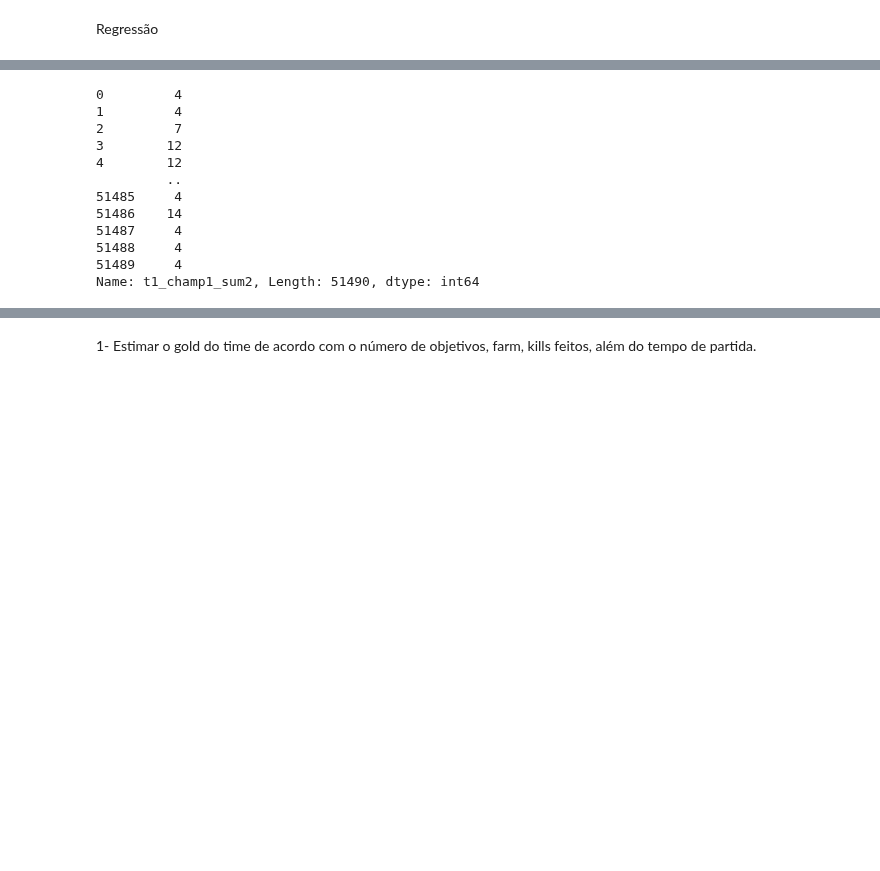
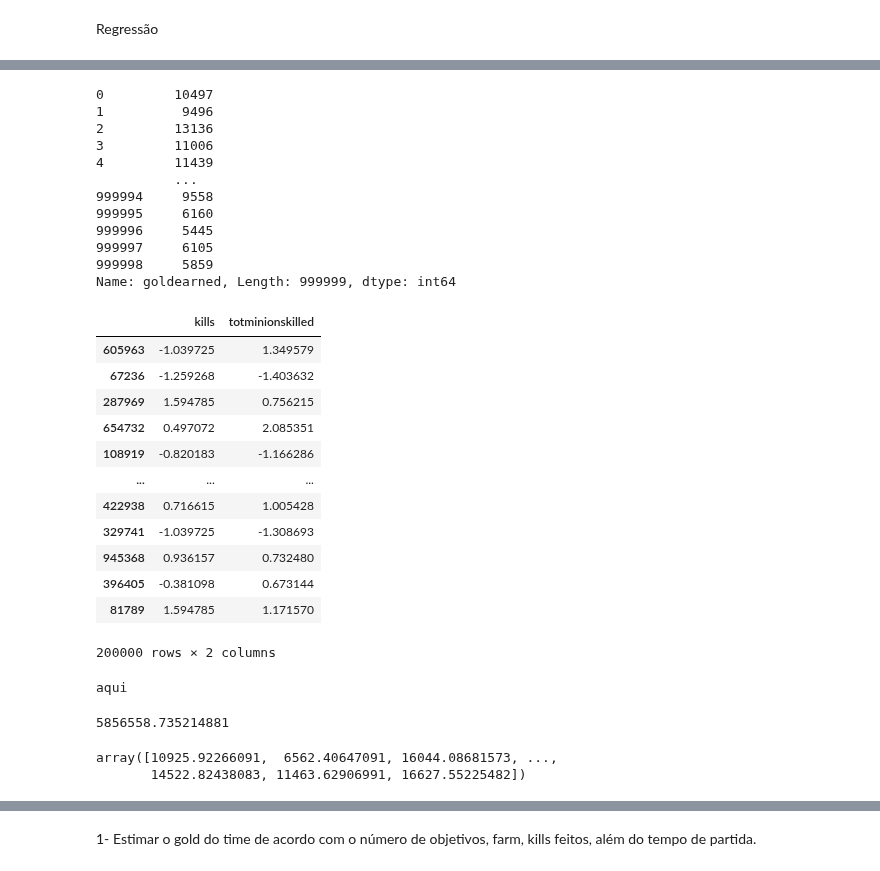
Before and after one commit to guilhermepoluc/league-of-legends-analysis-icd, a Jupyter notebook: lol-analise-inicial.ipynb, the cells around one changed output, grey strips where cells are left out. Cells and saved outputs as stored; diff of their text form; code cells hidden in the pictures; blank space fills up the shorter version.

Commit message:
Regression done

```diff
--- a/lol-analise-inicial.ipynb
+++ b/lol-analise-inicial.ipynb
@@ -143,6 +150,6 @@ Em 34.27% das partidas as equipes 'firstBlood' também conseguem 'firstBaron'. 3
 Regressão
 # %%
 # Análise da base
-df = pd.read_csv('LeagueofLegends.csv')
+df = pd.read_csv('stats1.csv')
 df.columns
 # %% [output]
@@ -164,18 +169,51 @@ Index(['gameId', 'creationTime', 'gameDuration', 'seasonId', 'winner',
       dtype='object')
 # %%
 # Separating variables
-X = df['t1_champ1_sum2']
+# X = df[['kills', 'turretkills', 'totminionskilled', 'inhibkills', 'wardskilled']]
+X = df[['kills', 'totminionskilled']]
 X
+y = df['goldearned']
+y
 # %% [output]
-0         4
-1         4
-2         7
-3        12
-4        12
-         ..
-51485     4
-51486    14
-51487     4
-51488     4
-51489     4
-Name: t1_champ1_sum2, Length: 51490, dtype: int64
+0         10497
+1          9496
+2         13136
+3         11006
+4         11439
+          ...
+999994     9558
+999995     6160
+999996     5445
+999997     6105
+999998     5859
+Name: goldearned, Length: 999999, dtype: int64
+# %%
+X_train, X_test, y_train, y_test = train_test_split(X, y, test_size = 0.2)
+# %%
+# Transform data - Z-Normaliza a base
+mean_train = X_train.mean()
+std_train = X_train.std(ddof=1)
+
+Z_train = X_train.copy()
+Z_train = X_train - mean_train
+Z_train = Z_train/std_train
+Z_train
+
+Z_test = X_test.copy()
+Z_test = X_test - mean_train
+Z_test = Z_test/std_train
+Z_test
+# %% [output]
+|  | kills | totminionskilled |
+| 605963 | -1.039725 | 1.349579 |
+| 67236 | -1.259268 | -1.403632 |
+| 287969 | 1.594785 | 0.756215 |
+| 654732 | 0.497072 | 2.085351 |
+| 108919 | -0.820183 | -1.166286 |
+| ... | ... | ... |
+| 422938 | 0.716615 | 1.005428 |
+| 329741 | -1.039725 | -1.308693 |
+| 945368 | 0.936157 | 0.732480 |
+| 396405 | -0.381098 | 0.673144 |
+| 81789 | 1.594785 | 1.171570 |
+200000 rows × 2 columns
@@ -181,0 +222,18 @@ Name: t1_champ1_sum2, Length: 51490, dtype: int64
+# %%
+# clf = LogisticRegression(random_state=0)
+clf = LinearRegression()
+clf.fit(Z_train.values, y_train.values)
+print('aqui')
+y_val = y_test.values
+y_hat = clf.predict(Z_test.values)
+# precision = (y_val == y_hat).mean()
+error_mean = ((y_val - y_hat)**2).mean()
+error_mean
+# %% [output]
+aqui
+5856558.735214881
+# %%
+clf.predict(Z_test.values)
+# %% [output]
+array([10925.92266091,  6562.40647091, 16044.08681573, ...,
+       14522.82438083, 11463.62906991, 16627.55225482])
```
Also changed, not shown: parts of 13 cells of this notebook, 2 other files.
